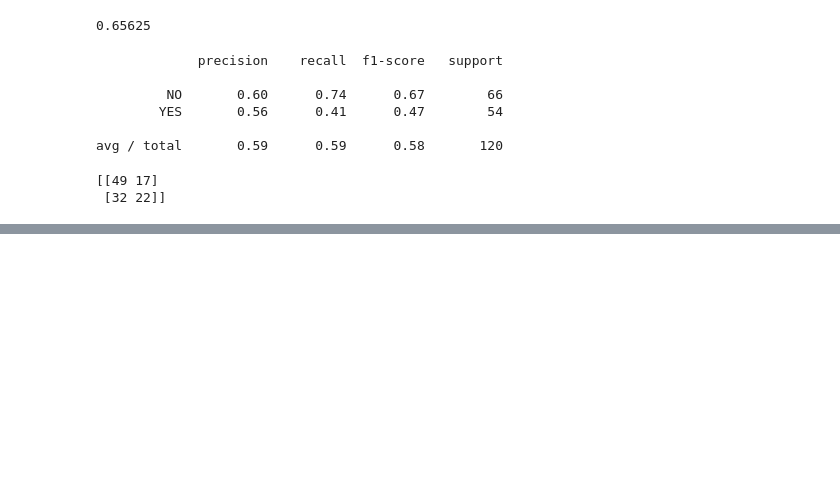
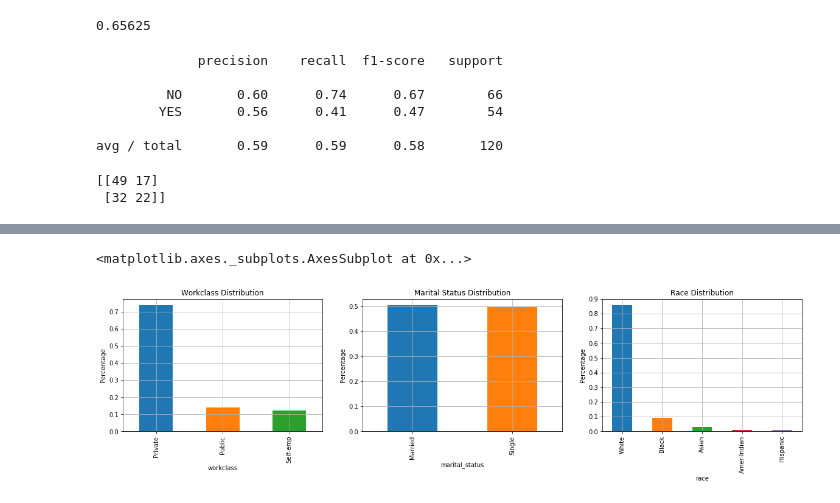
Before and after one commit to MickeyGeorge/dsc478, a Jupyter notebook: Assignment2/MichaelJanke_Assignment2.ipynb, the cells around one changed output, grey strips where cells are left out. Saved outputs shown, nothing was run; the diff lists cells and outputs as text; code cells hidden in the pictures; blank space fills up the shorter version.

```diff
--- a/Assignment2/MichaelJanke_Assignment2.ipynb
+++ b/Assignment2/MichaelJanke_Assignment2.ipynb
@@ -919,0 +1059,33 @@ print nbcm
+# %%
+## Categorical Distributions
+
+temp1 = census_data["workclass"].value_counts()/census_data["workclass"].count()
+temp2 = census_data["marital_status"].value_counts()/census_data["marital_status"].count()
+temp3 = census_data["race"].value_counts()/census_data["race"].count()
+temp4 = census_data["sex"].value_counts()/census_data["sex"].count()
+temp5 = census_data["income"].value_counts()/census_data["income"].count()
+
+fig = plt.figure(figsize=(20,4))
+
+## workclass, marital_status, and race distributions
+
+ax1 = fig.add_subplot(131)
+ax1.set_xlabel('workclass')
+ax1.set_ylabel('Percentage')
+ax1.set_title("Workclass Distribution")
+temp1.plot(kind='bar', grid = True)
+
+ax1 = fig.add_subplot(132)
+ax1.set_xlabel('marital_status')
+ax1.set_ylabel('Percentage')
+ax1.set_title("Marital Status Distribution")
+temp2.plot(kind='bar', grid = True)
+
+ax1 = fig.add_subplot(133)
+ax1.set_xlabel('race')
+ax1.set_ylabel('Percentage')
+ax1.set_title("Race Distribution")
+temp3.plot(kind='bar', grid = True)
+# %% [output]
+<matplotlib.axes._subplots.AxesSubplot at 0x...>
+[figure, added]
```
Also changed, not shown: parts of 30 cells of this notebook, 1 other file.
